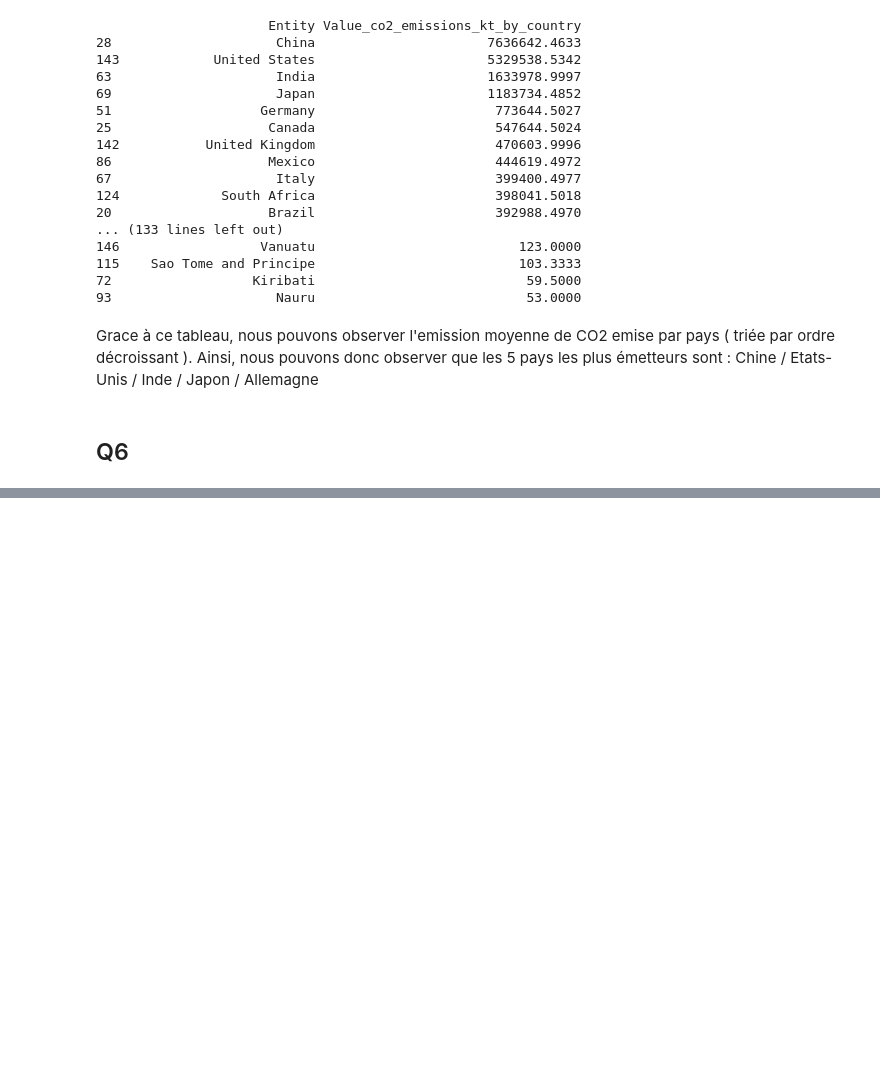
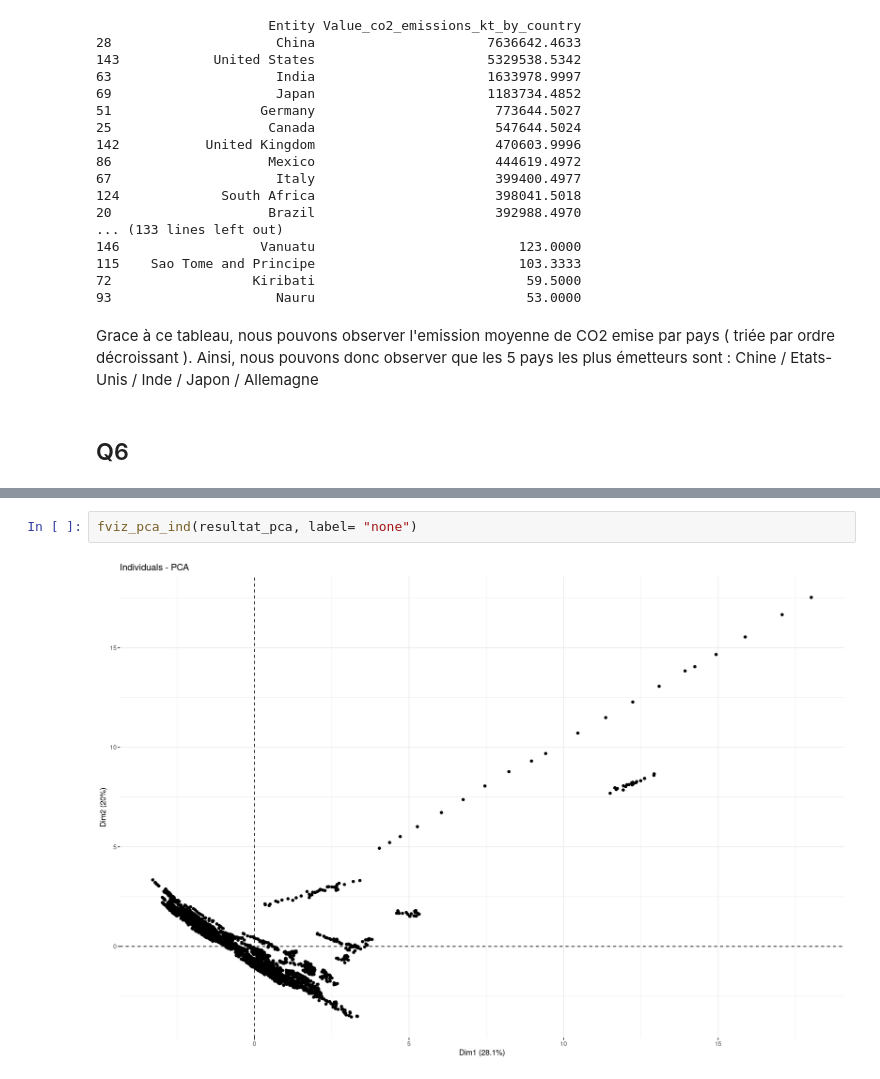
Before and after one commit to Mathilde-Mrs/Projet_machine_learning, a Jupyter notebook: notebook_R.ipynb, the cells around one changed output, grey strips where cells are left out. Cells and saved outputs as stored; diff of their text form; blank space fills up the shorter version.

```diff
--- a/notebook_R.ipynb
+++ b/notebook_R.ipynb
@@ -265,0 +265,4 @@ scatterplot(data = complete_data, Value_co2_emissions_kt_by_country~Year)
+# %%
+fviz_pca_ind(resultat_pca, label= "none")
+# %% [output]
+[figure, added]
```
Also changed, not shown: parts of 8 cells of this notebook.
